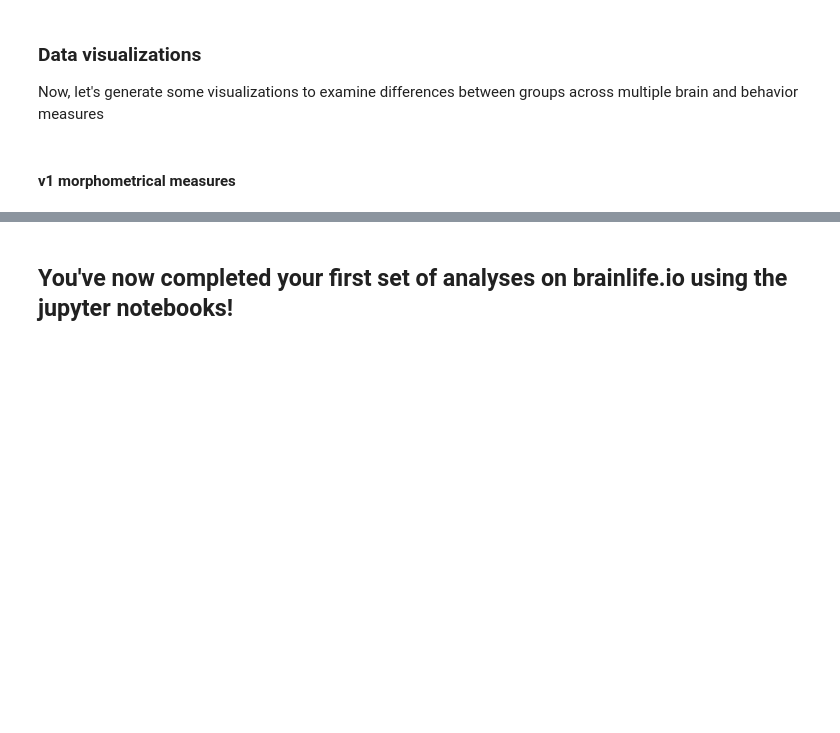
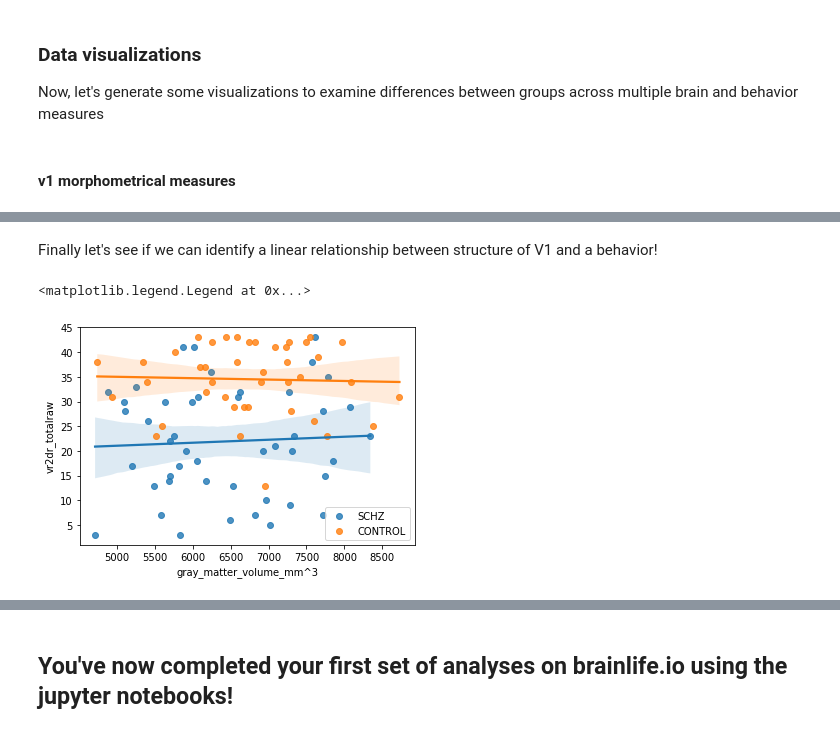
Before and after one commit to brainlife/educational-notebooks, a Jupyter notebook: brainlife-structural-mri-to-edit.ipynb, the cells around one changed output, grey strips where cells are left out. Saved outputs shown, nothing was run; the diff lists cells and outputs as text; code cells hidden in the pictures; blank space fills up the shorter version.

```diff
--- a/brainlife-structural-mri-to-edit.ipynb
+++ b/brainlife-structural-mri-to-edit.ipynb
@@ -286,0 +271,15 @@ As we can see from the data, it appears there's a statistically significant diff
+# %% [markdown]
+Finally let's see if we can identify a linear relationship between structure of V1 and a behavior!
+# %%
+# separate dataframe for each group
+schz = v1_mean.loc[v1_mean['classID'] == 'SCHZ']
+control = v1_mean.loc[v1_mean['classID'] == 'CONTROL']
+
+fig = plt.figure()
+axes = plt.gca()
+sns.regplot(x='gray_matter_volume_mm^3',y='vr2dr_totalraw',data=schz,label='SCHZ')
+sns.regplot(x='gray_matter_volume_mm^3',y='vr2dr_totalraw',data=control,label='CONTROL')
+plt.legend()
+# %% [output]
+<matplotlib.legend.Legend at 0x...>
+[figure, added]
```
Also changed, not shown: parts of 16 cells of this notebook, 1 other file.
